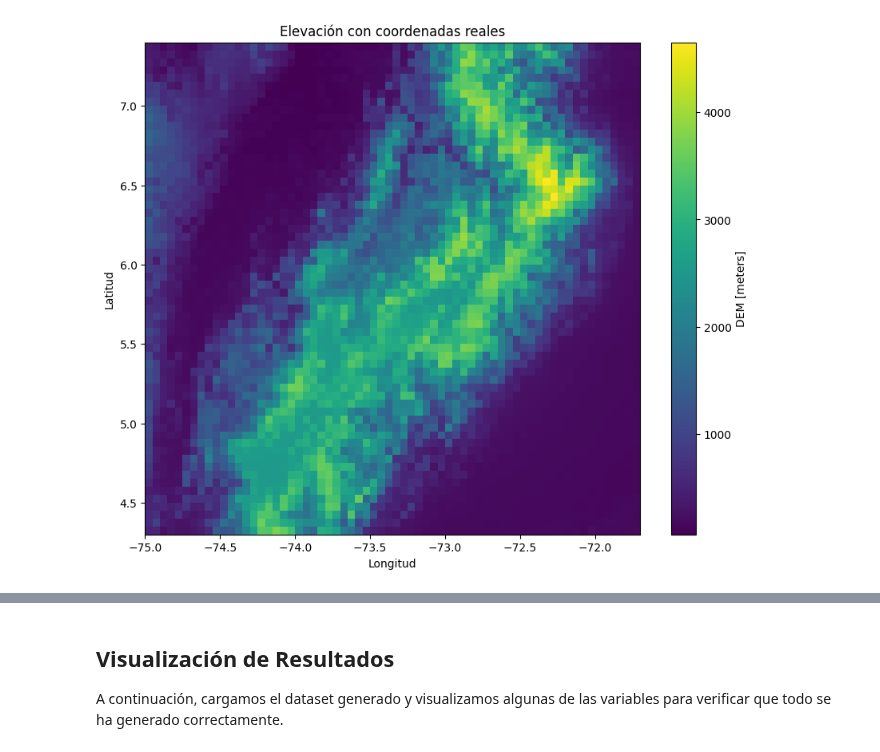
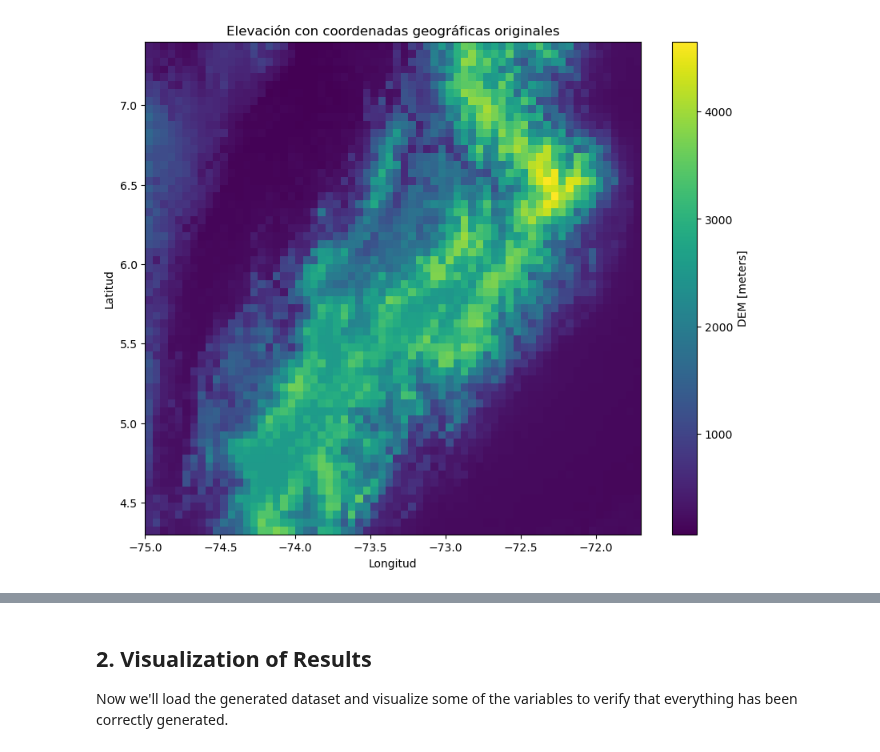
Before and after one commit to ninja-marduk/ml_precipitation_prediction, a Jupyter notebook: notebooks/dataset_final_models.ipynb, the cells around one changed output, grey strips where cells are left out. Drawn from its saved outputs; the diff is of its cells as text; code cells hidden in the pictures.

```diff
--- a/notebooks/dataset_final_models.ipynb
+++ b/notebooks/dataset_final_models.ipynb
@@ -333,6 +344,23 @@ describe_dataset(dem_ds, "DEM")
   • DEM: min=18.0000, max=5327.0000, mean=961.1704, std=1048.0789
 # %%
 def compute_slope_aspect(elevation_array, cellsize=1):
+    """
+    Calculate slope and aspect from an elevation array.
+
+    Parameters:
+    -----------
+    elevation_array : numpy.ndarray
+        The elevation data as a 2D array
+    cellsize : float
+        The cell size for gradient calculation
+
+    Returns:
+    --------
+    slope : numpy.ndarray
+        Slope in degrees
+    aspect : numpy.ndarray
+        Aspect in degrees (0-360, clockwise from North)
+    """
     grad_y, grad_x = np.gradient(elevation_array, cellsize)
     slope = np.sqrt(grad_x**2 + grad_y**2)
     slope = np.arctan(slope) * (180/np.pi)
@@ -438,61 +466,29 @@ def generate_complete_dataset(chirps_path, dem_path, output_path, chunk_size=20)
         print("\n5. Extrayendo variables de elevación del DEM...")
         # Correcto para mantener las coordenadas
         elevation = dem_ds[list(dem_ds.data_vars)[0]]
-
-        import matplotlib.pyplot as plt
-        # Graficar elevación con coordenadas reales
+        print("Graficando elevación con coordenadas reales...")
         plt.figure(figsize=(10, 8))
         elevation.plot(cmap='viridis')
-        plt.title('Elevación con coordenadas reales')
+        plt.title('Elevación con coordenadas geográficas originales')
         plt.xlabel('Longitud')
         plt.ylabel('Latitud')
-        plt.show()
 
-        # 6. Calcular variables topográficas usando RichDEM con manejo de memoria
-        print("\n6. Calculando características topográficas usando RichDEM...")
+        # 6. Calcular variables topográficas usando método de gradientes
+        print("\n6. Calculando características topográficas usando método de gradientes...")
 
         # Procesar por bloques para evitar problemas de memoria
         print("Preparando cálculo de pendiente y aspecto...")
         dem_data = elevation.values
 
-        # Verificar si hay valores NaN y reemplazarlos con un valor NoData para richdem
+        # Verificar si hay valores NaN y reemplazarlos con un valor NoData
         nan_mask = np.isnan(dem_data)
         if nan_mask.any():
             print(f"Encontrados {nan_mask.sum()} valores NaN en DEM, reemplazando con NoData")
             dem_data_clean = np.copy(dem_data)
-            dem_data_clean[nan_mask] = -9999  # Valor NoData para richdem
+            dem_data_clean[nan_mask] = -9999  # Valor NoData para procesamiento
         else:
             dem_data_clean = dem_data
 
-        # Calcular pendiente (slope)
-        # print("Calculando pendiente...")
-        # dem_rd = rd.TerrainAttribute(dem_data_clean, attrib='slope_degrees', nodata=-9999)
-        # dem_rd.geotransform = [0, 1, 0, 0, 0, -1]  # Transformación geoespacial simple
-        # slope = rd.TerrainAttribute(dem_rd, attrib='slope_degrees')
-        # Restaurar NaNs
-        # slope = slope.astype(np.float32)
-        # if nan_mask.any():
-            # slope[nan_mask] = np.nan
-
-        # Liberar memoria
-        # del dem_rd
-        # gc.collect()
-        # check_memory_usage()
-
-        # Calcular aspecto (aspect)
-        # print("Calculando aspecto...")
-        # aspect = rd.TerrainAttribute(dem_data_clean, attrib='aspect', nodata=-9999)
-        # dem_rd.geotransform = [0, 1, 0, 0, 0, -1]
-        # aspect = rd.TerrainAttribute(dem_rd, attrib='aspect')
-        # Restaurar NaNs
-        # aspect = aspect.astype(np.float32)
-        # if nan_mask.any():
-            # aspect[nan_mask] = np.nan
-
-        # Liberar memoria
-        # del dem_rd, dem_data_clean, nan_mask
-        # gc.collect()
-        # check_memory_usage()
         print("Calculando pendiente y aspecto usando gradientes...")
         slope, aspect = compute_slope_aspect(dem_data_clean)
         slope = slope.astype(np.float32)
@@ -570,8 +566,11 @@ def generate_complete_dataset(chirps_path, dem_path, output_path, chunk_size=20)
             # Añadir fecha (primer día del mes)
             monthly_dates.append(np.datetime64(f"{year}-{month:02d}-01"))
 
-        # Crear coordenada de tiempo mensual
-        monthly_time = np.array(monthly_dates)
+        # Asegurar que monthly_dates se convierte correctamente a un array numpy
+        if len(monthly_dates) > 0:
+            monthly_time = np.array(monthly_dates, dtype='datetime64[ns]')
+        else:
+            raise ValueError("monthly_dates está vacío. Asegúrate de que el bucle que procesa los meses únicos lo está llenando correctamente.")
 
         # Liberar memoria
         del chirps_data
@@ -714,7 +713,6 @@ def generate_complete_dataset(chirps_path, dem_path, output_path, chunk_size=20)
         # Añadir metadatos
         final_combined.attrs['description'] = 'ST-HyMOUNTAIN-Net ready dataset with CHIRPS monthly precipitation and DEM variables'
         final_combined.attrs['source'] = 'CHIRPS v2.0 & DEM Boyacá'
-        final_combined.attrs['author'] = 'Your Name'
         final_combined.attrs['created_at'] = datetime.now().strftime('%Y-%m-%d %H:%M:%S')
 
         # Configurar chunks óptimos para el almacenamiento
@@ -759,12 +757,13 @@ try:
         chirps_path=chirps_path,
         dem_path=dem_path,
         output_path=output_path,
-        chunk_size=20  # Ajustar según las capacidades del sistema
+        chunk_size=CHUNK_SIZE['longitude']  # Usar el tamaño de chunk definido anteriormente
     )
 
     if complete_dataset is not None:
         print("\nGeneración del dataset completada con éxito.")
         print("Para visualizar los resultados, cargue el dataset desde el archivo guardado.")
+        plt.show()  # Mostrar gráficos al final
 except Exception as e:
     print(f"Error ejecutando la generación del dataset: {e}")
 # %% [output]
@@ -788 +787 @@ Calculando seno/coseno del día del año...
-[figure, old version]
+[figure, new version]
@@ -806,7 +788,7 @@ Para visualizar los resultados, cargue el dataset desde el archivo guardado.
 # %% [markdown]
-## Visualización de Resultados
+## 2. Visualization of Results
 
-A continuación, cargamos el dataset generado y visualizamos algunas de las variables para verificar que todo se ha generado correctamente.
+Now we'll load the generated dataset and visualize some of the variables to verify that everything has been correctly generated.
 # %%
 import xarray as xr
 import numpy as np
```
Also changed, not shown: parts of 17 cells of this notebook.
